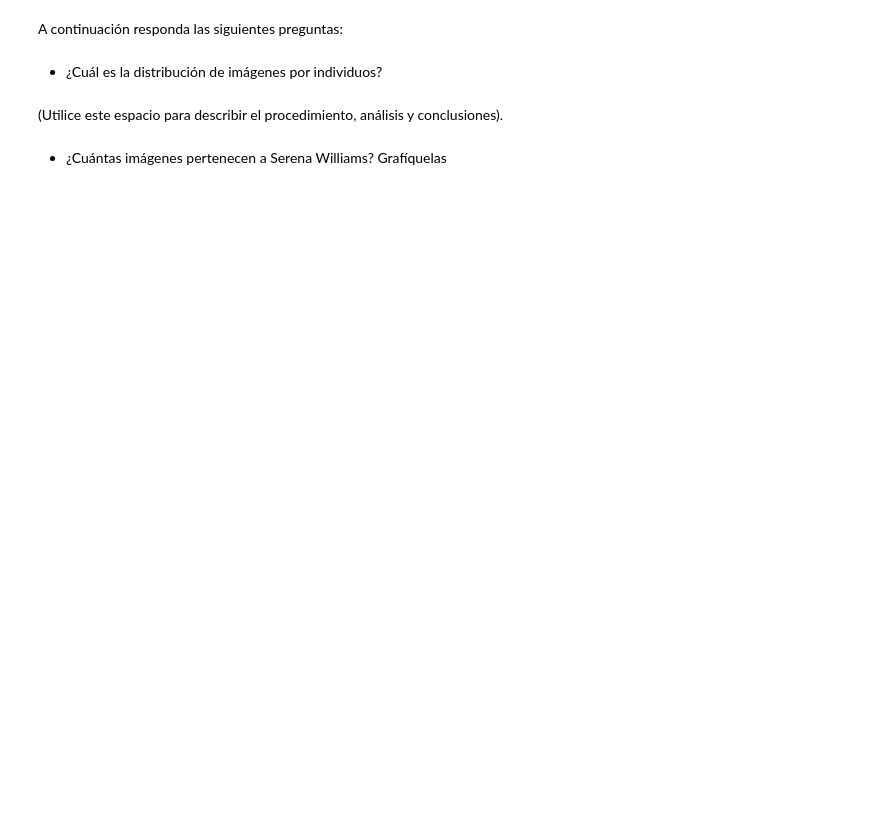
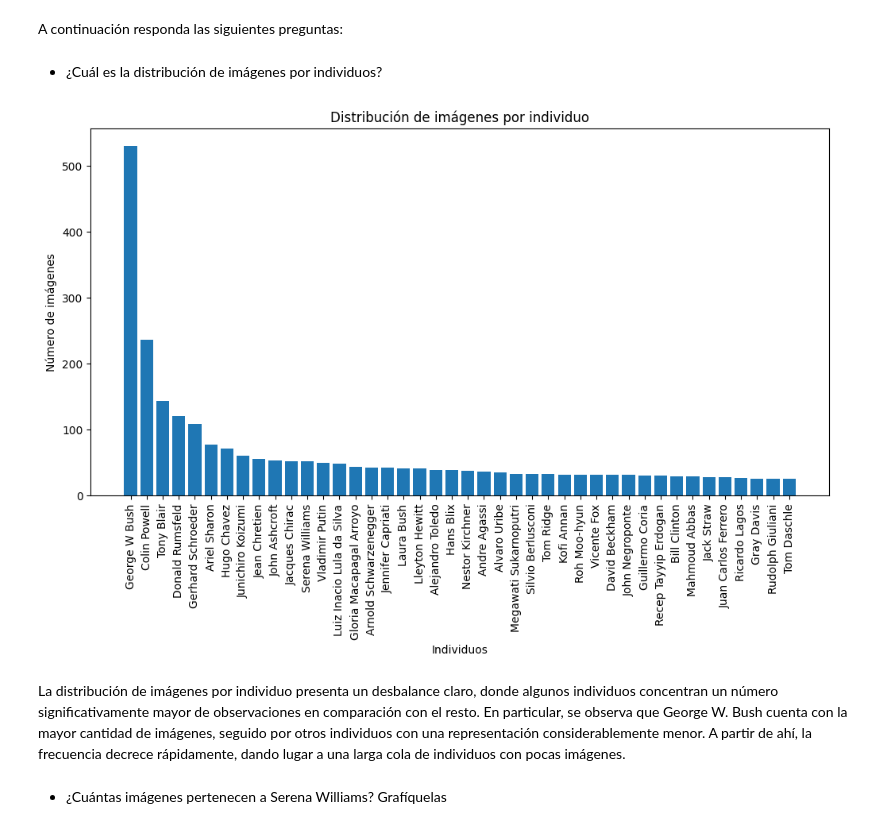
Before and after one commit to Laurarivera34/Taller1-Reduccion-Dimension, a Jupyter notebook: S2_LC_Taller_SVD.ipynb, the cells around one changed output. Saved outputs shown, nothing was run; the diff lists cells and outputs as text; code cells hidden in the pictures; blank space fills up the shorter version.

```diff
--- a/S2_LC_Taller_SVD.ipynb
+++ b/S2_LC_Taller_SVD.ipynb
@@ -68,4 +98,17 @@ Aunque se definió una ruta de almacenamiento (data_home), es importante señala
 
 Describa los contenidos de la base, tenga en cuenta que debe detallar los elementos, la dimensión de la base, y la dimensión de las imágenes.
 # %%
-# Utilice este espacio para escribir el código.
+#Elementos de la base de datos
+data = lfw.data # Matriz de la base de datos
+imagenes = lfw.images # Imagenes de la base
+etiqueta = lfw.target #Etiquetas
+nom_etiquetas = lfw.target_names #Etiquetas numéricas
+lfw.DESCR
+
+#Dimensiones de la base
+print(lfw.data.shape)
+
+#Dimensión de las imágenes
+print(lfw.images.shape)
+
+print(lfw.images)
@@ -76,9 +137,27 @@ A continuación responda las siguientes preguntas:
 # %% [markdown]
 - ¿Cuál es la distribución de imágenes por individuos?
 # %%
-# Utilice este espacio para escribir el código.
+# contar imágenes por persona
+unique, counts = np.unique(etiqueta, return_counts=True)
+
+#Ordenar de mayor a menor
+counts_sorted = sorted(zip(nom_etiquetas[unique], counts), key=lambda x: x[1], reverse=True)
+
+names = [name for name, _ in counts_sorted]
+values = [count for _, count in counts_sorted]
+
+#Gráfico
+plt.figure(figsize=(12,6))
+plt.bar(names, values)
+plt.xticks(rotation=90)
+plt.title("Distribución de imágenes por individuo")
+plt.xlabel("Individuos")
+plt.ylabel("Número de imágenes")
+plt.show()
+# %% [output]
+[figure, added]
 # %% [markdown]
-(Utilice este espacio para describir el procedimiento, análisis y conclusiones).
+La distribución de imágenes por individuo presenta un desbalance claro, donde algunos individuos concentran un número significativamente mayor de observaciones en comparación con el resto. En particular, se observa que George W. Bush cuenta con la mayor cantidad de imágenes, seguido por otros individuos con una representación considerablemente menor. A partir de ahí, la frecuencia decrece rápidamente, dando lugar a una larga cola de individuos con pocas imágenes.
 # %% [markdown]
 - ¿Cuántas imágenes pertenecen a Serena Williams? Grafíquelas
 # %%
```
Also changed, not shown: parts of 6 cells of this notebook.
